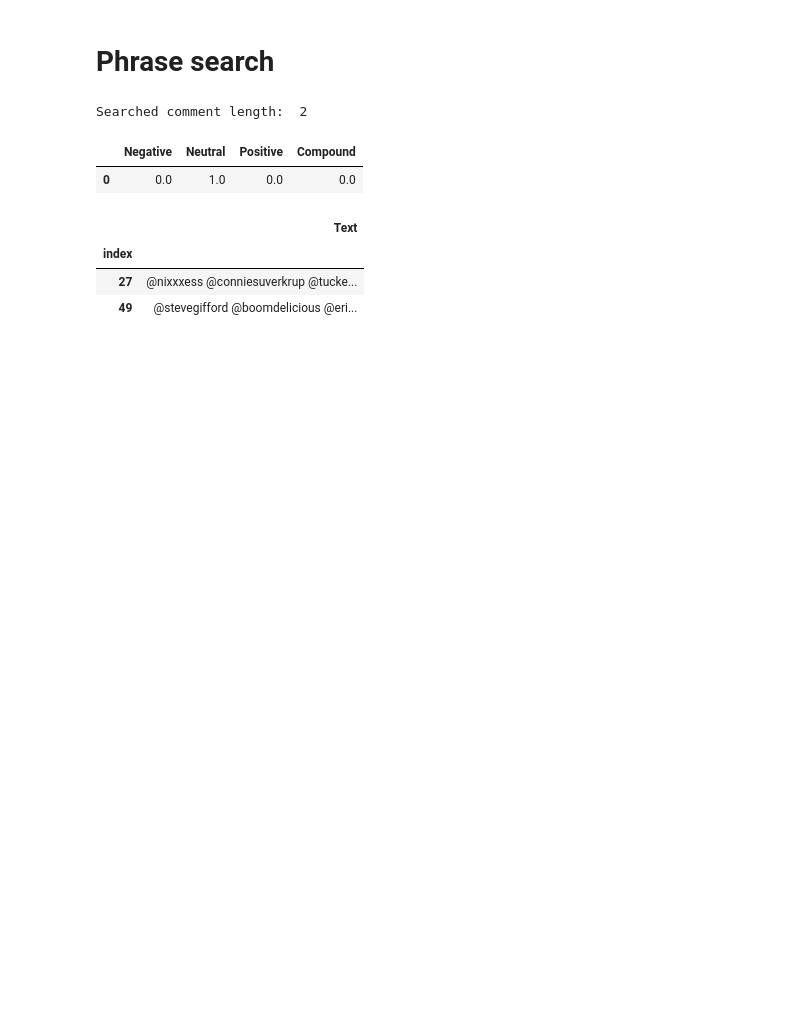
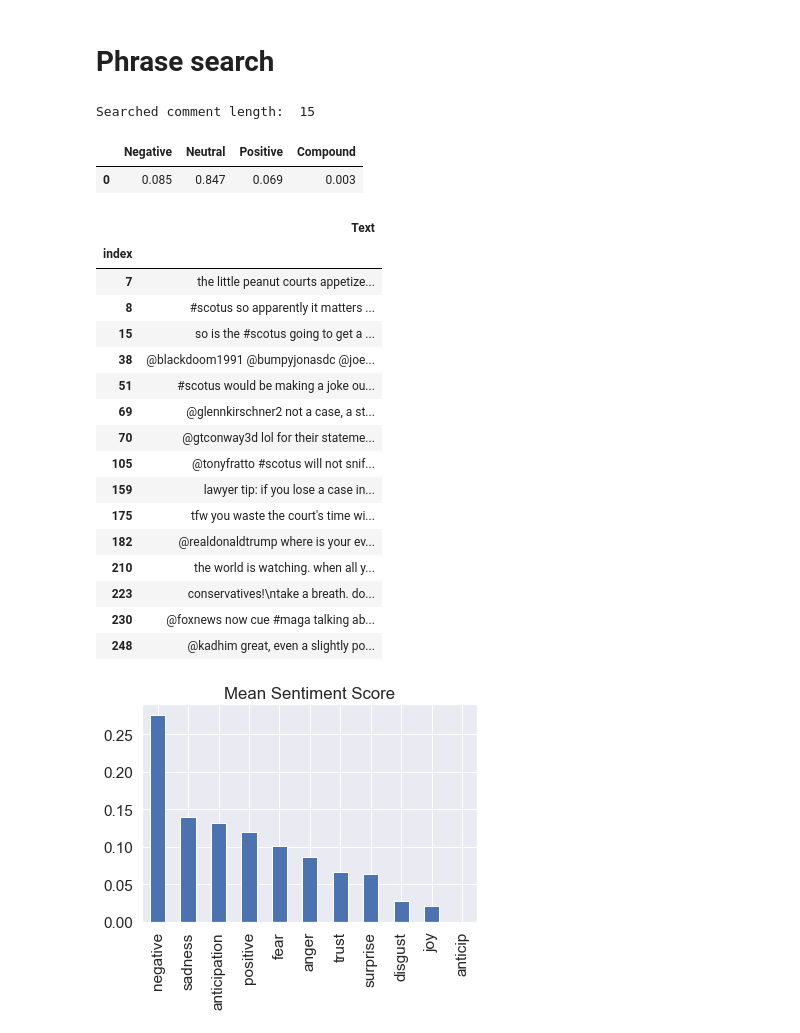
Before and after one commit to ARH111/text_mining, a Jupyter notebook: Twitter Text Mining (snscrape).ipynb, the cells around one changed output. Saved outputs shown, nothing was run; the diff lists cells and outputs as text; code cells hidden in the pictures; blank space fills up the shorter version.

```diff
--- a/Twitter Text Mining (snscrape).ipynb
+++ b/Twitter Text Mining (snscrape).ipynb
@@ -49,9 +50,9 @@ warnings.filterwarnings("ignore")
 #############################################################
 
 
-keyword = 'trump'
+keyword = '#scotus'
 
-maxTweets = 50
+maxTweets = 250
 
 
 #Open/create a file to append data to
@@ -611,61 +652,61 @@ term
 # PHRASE SEARCH
 ###############
 
-search_word = "sidneypowell1"
+
+search_word = "evidence"
 
 subset_search_word = ""
 
 
-def analyse_corpus_sentiment(text):
-    english = spacy.load("en_core_web_sm")
-    negative = []
-    neutral = []
-    positive = []
-    compound = []
-    for t in text:
-        result = english(t)
-        sentences = [str(s) for s in result.sents]
-        analyzer = vaderSentiment.SentimentIntensityAnalyzer()
-        sentiment = [analyzer.polarity_scores(str(s)) for s in sentences]
-        negative.append(sentiment[0]['neg'])
-        neutral.append(sentiment[0]['neu'])
-        positive.append(sentiment[0]['pos'])
-        compound.append(sentiment[0]['compound'])
-    sentiment_score = pd.DataFrame()
-    sentiment_score['Negative'] = [round(np.mean(negative), 3)]
-    sentiment_score['Neutral'] = [round(np.mean(neutral), 3)]
-    sentiment_score['Positive'] = [round(np.mean(positive), 3)]
-    sentiment_score['Compound'] = [round(np.mean(compound), 3)]
-    display(sentiment_score)
-
+# duplicate original data for search function and sentiment analysis
 text_dat = tweets_original['Text']
+# convert to lower case for search function
 comments_lower = pd.DataFrame()
 comments_lower['comment'] = text_dat.apply(lambda row: row.lower())
 searched_comment = comments_lower[(comments_lower['comment'].str.contains(search_word)) &
                                   (comments_lower['comment'].str.contains(subset_search_word))]
+# Join index of 'searched_comment' with original data to restore punctuation and upper case
 searched_comment_index = searched_comment.index.tolist()
 sci = pd.DataFrame()
 sci['index'] = searched_comment_index
 sci.set_index('index', inplace = True)
 searched_comment_joined = pd.merge(sci, text_dat, left_on = 'index', right_index = True)
-searched_comments_tidied = searched_comment_joined.Text.map(lambda x: re.sub('[“”]', "", x))  # Remove quotation marks (“”) from text
+# Remove quotation marks (“”) from text for sentiment analysis
+searched_comments_tidied = searched_comment_joined.Text.map(lambda x: re.sub('[“”]', "", x))
+
 pd.set_option('max_colwidth',600)
 if len(searched_comment_joined) <= 50:
     print("Searched comment length: ", len(searched_comment_joined))
     analyse_corpus_sentiment(searched_comments_tidied)
+    sentiment_graph(searched_comments_tidied)
     display(searched_comment_joined.head(50))
 else:
     print("Searched comment length: ", len(searched_comment_joined))
     analyse_corpus_sentiment(searched_comments_tidied)
+    sentiment_graph(searched_comments_tidied)
     display(searched_comment_joined.sample(n = 50).sort_values(by = 'index', ascending = True, inplace = False))
 # %% [output]
-Searched comment length:  2
+Searched comment length:  15
 |  | Negative | Neutral | Positive | Compound |
-| 0 | 0.0 | 1.0 | 0.0 | 0.0 |
+| 0 | 0.085 | 0.847 | 0.069 | 0.003 |
 |  | Text |
 | index |  |
-| 27 | @nixxxess @conniesuverkrup @tucke... |
-| 49 | @stevegifford @boomdelicious @eri... |
+| 7 | the little peanut courts appetize... |
+| 8 | #scotus so apparently it matters ... |
+| 15 | so is the #scotus going to get a ... |
+| 38 | @blackdoom1991 @bumpyjonasdc @joe... |
+| 51 | #scotus would be making a joke ou... |
+| 69 | @glennkirschner2 not a case, a st... |
+| 70 | @gtconway3d lol for their stateme... |
+| 105 | @tonyfratto #scotus will not snif... |
+| 159 | lawyer tip: if you lose a case in... |
+| 175 | tfw you waste the court's time wi... |
+| 182 | @realdonaldtrump where is your ev... |
+| 210 | the world is watching. when all y... |
+| 223 | conservatives!\ntake a breath. do... |
+| 230 | @foxnews now cue #maga talking ab... |
+| 248 | @kadhim great, even a slightly po... |
+[figure, added]
 # %%
 index_num = 152
 
```
Also changed, not shown: parts of 23 cells of this notebook.
